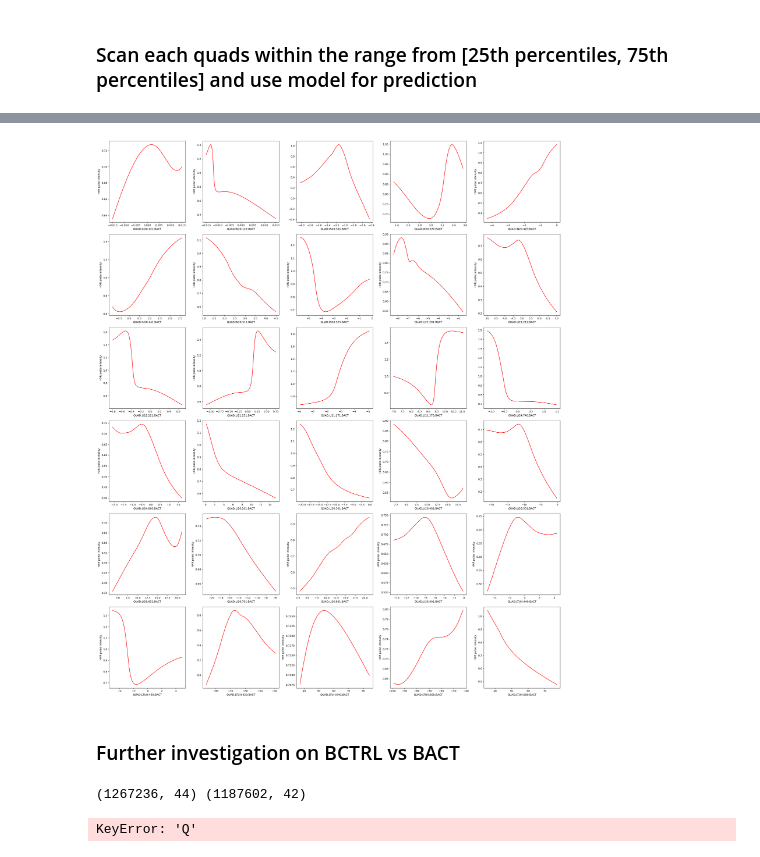
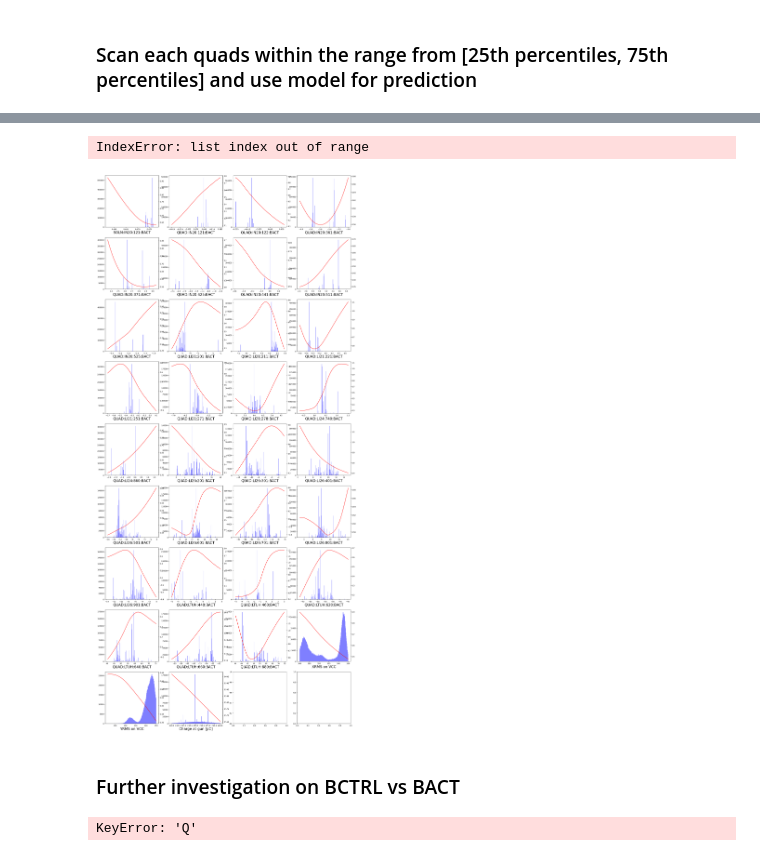
Before and after one commit to zihan-zh/LCLS_FEL_modeling, a Jupyter notebook: NN_models.ipynb, the cells around one changed output, grey strips where cells are left out. Drawn from its saved outputs; the diff is of its cells as text; code cells hidden in the pictures.

Commit message:
added new input features

```diff
--- a/NN_models.ipynb
+++ b/NN_models.ipynb
@@ -67,6 +68,6 @@ Features in samples: Index(['QUAD:IN20:121:BACT', 'QUAD:IN20:122:BACT', 'QUAD:IN
        'laser_iris_status'],
       dtype='object')
 # %%
-final_df = final_df.sample(frac=0.3, random_state=11)
+final_df = final_df.sample(frac=1, random_state=11)
 print('Number of final samples after random selection:', final_df.shape[0])
 # %% [output]
@@ -114,9 +112,9 @@ beam_status = ['Charge at gun [pC]', 'Charge after BC1 [pC]', 'HXR electron ener
 # %%
 # final_df = all_df # if no filtering
 
-input_cols = quads_inj_bact + quads_linac_bact + quads_ltuh_bact + [beam_status[2]]
+input_cols = quads_inj_bact + quads_linac_bact + quads_ltuh_bact + beam_status[:2] + [beam_status[4]]
 # input_cols = quads_inj_bctrl + quads_linac_bctrl + quads_ltuh_bctrl + beam_status
-output_cols = ['hxr_pulse_intensity']
+output_cols = ['hxr_pulse_intensity', 'HXR electron energy [GeV]']
 input_size =len(input_cols)
 output_size = len(output_cols)
 
@@ -528,13 +494,12 @@ array([0.20551476], dtype=float32)
 # %%
 file_dir = '/sdf/data/ad/ard/u/zihanzhu/ml/lcls_fel_tuning/dataset/'
-pickle_files = 'hxr_archiver_Feb_updated.pkl'
+pickle_files = 'hxr_archiver_Mar_latest.pkl'
 new_test_df = pd.read_pickle(file_dir+pickle_files).reset_index(drop=True)
 new_test_df = dataset_filter(new_test_df)[:]
 print('Number of effective samples in test set:', new_test_df.shape[0])
 
 # input_cols_bctrl = quads_inj_bctrl + quads_linac_bctrl + quads_ltuh_bctrl + beam_status
-input_cols = quads_inj_bact + quads_linac_bact + quads_ltuh_bact + beam_status
-output_cols = ['hxr_pulse_intensity']
+output_cols = [ 'HXR electron energy [GeV]'] #'hxr_pulse_intensity',
 
 # Calculate moving average with a window
 window_size = 100
@@ -544,7 +509,7 @@ moving_avg = new_test_df[output_cols].rolling(window=window_size).mean()
 # new_test_df_updated = new_test_df.copy()
 new_test_df['moving_avg'] = moving_avg
 
-sample_interval = 2
+sample_interval = 5
 indices = np.round(np.arange(0,new_test_df.shape[0] - 1,sample_interval))[:]
 # ----------------------
 # num_samples_to_plot = 100
@@ -625,9 +607,2 @@ print(f"Model and scalers saved in: {current_datetime}")
 # %% [markdown]
 ### Scan each quads within the range from [25th percentiles, 75th percentiles] and use model for prediction
-# %%
-for i in range(len(input_cols)):
-    lower_limit = final_df[input_cols[i]].min() #np.percentile(final_df[input_cols[i]], 25)
-    upper_limit = final_df[input_cols[i]].max() #np.percentile(final_df[input_cols[i]], 75)
-    print(input_cols[i])
-    print((lower_limit+upper_limit)/2)
-    print(f'[{lower_limit}, {upper_limit}]')
@@ -652,57 +657,57 @@ QUAD:LTUH:680:BCTRL
 # %%
-
-nrows, ncols = 6, 5
+nrows, ncols = 9, 4
 figsize = (25, 25 * nrows / ncols)
 
-fig, ax = plt.subplots(nrows=nrows, ncols=ncols, sharey=False, figsize=figsize)
+fig, ax1 = plt.subplots(nrows=nrows, ncols=ncols, sharey=False, figsize=figsize)
 
 
 for i in range(nrows * ncols):
-    ax_i = ax[i // ncols, i % ncols]
+    ax_i = ax1[i // ncols, i % ncols]
     column_name = input_cols[i]
-    lower_limit = final_df[column_name].min() #np.percentile(final_df[column_name], 25)
-    upper_limit = final_df[column_name].max() #np.percentile(final_df[column_name], 75)
-    step = (upper_limit - lower_limit) / 1000  # define your step size
+    lower_limit = np.percentile(final_df[column_name], 0)
+    upper_limit = np.percentile(final_df[column_name], 100)
+    step = (upper_limit - lower_limit) / 100  # define your step size
 
-    mean_row = pd.DataFrame(final_df.mean()).transpose()
+    median_row = pd.DataFrame(final_df.median()).transpose()
     # Create an empty DataFrame to store the results
     scanned_df = pd.DataFrame(columns=final_df.columns)
 
     # Iterate over the range of values you want for the specific column
     for i, value in enumerate(np.arange(lower_limit, upper_limit + step, step)):
         # Create a copy of the original DataFrame
-        new_row = mean_row.copy()
+        new_row = median_row.copy()
 
         # Modify the specific column with the current value
         new_row.at[0, column_name] = value
         # Concatenate the modified row to the results DataFrame
         scanned_df = pd.concat([scanned_df, new_row], ignore_index=True)
 
         # Transform the input data using the input_scaler
         # scaled_inputs = torch.from_numpy(input_scaler.transform(scanned_df[input_cols].values)).float() # for sklearn
         scaled_inputs = input_scaler.transform(torch.tensor(scanned_df[input_cols].values.astype('float32'), dtype=torch.float32)) # for botorch
         # Pass the scaled inputs through your model
         model_outputs = model(scaled_inputs)
 
         # Inverse transform the model outputs using the output_scaler
         # final_output = output_scaler.inverse_transform(model_outputs.detach().numpy()) # for sklearn
         final_output = output_scaler._untransform(model_outputs).detach().numpy() # for botorch
-    ax_i.plot(scanned_df[column_name], final_output, color="red")
-    ax_i.set_xlabel(column_name)
-    if i % ncols == 0:
-        ax_i.set_ylabel("HXR pulse intensity")
+    ax_i.hist(final_df[column_name], bins=200, color="blue", alpha=0.5)
+    ax2 = ax_i.twinx()
+    ax2.plot(scanned_df[column_name], final_output[:,0], color="red")
+    ax_i.set_xlabel(column_name, fontsize=20)
+    ax_i.tick_params(axis='x', labelsize=10)
+    # if i % ncols == 0:
+        # ax_i.set_ylabel("HXR pulse intensity")
+
 fig.tight_layout()
 # %% [output]
+IndexError: list index out of range
-[figure, old version]
+[figure, new version]
 # %% [markdown]
 ### Further investigation on BCTRL vs BACT
 # %%
-file_dir = '/sdf/home/z/zihanzhu/lcls/fel_tuning/dataset/'
-pickle_files_bctrl = 'hxr_archiver_Nov.pkl'
-pickle_files_bact = 'hxr_archiver_Nov_updated.pkl'
-bctrl_df = pd.read_pickle(file_dir+pickle_files_bctrl).reset_index(drop=True)
-bact_df = pd.read_pickle(file_dir+pickle_files_bact).reset_index(drop=True)
-
-print(bctrl_df.shape, bact_df.shape)
+from xopt import Xopt, VOCS
+from xopt.evaluator import Evaluator
+from xopt.numerical_optimizer import LBFGSOptimizer
+from xopt.generators.bayesian import ExpectedImprovementGenerator
+from xopt.generators.bayesian.models.standard import StandardModelConstructor
-# %% [output]
-(1267236, 44) (1187602, 42)
```
Also changed, not shown: parts of 20 cells of this notebook.
